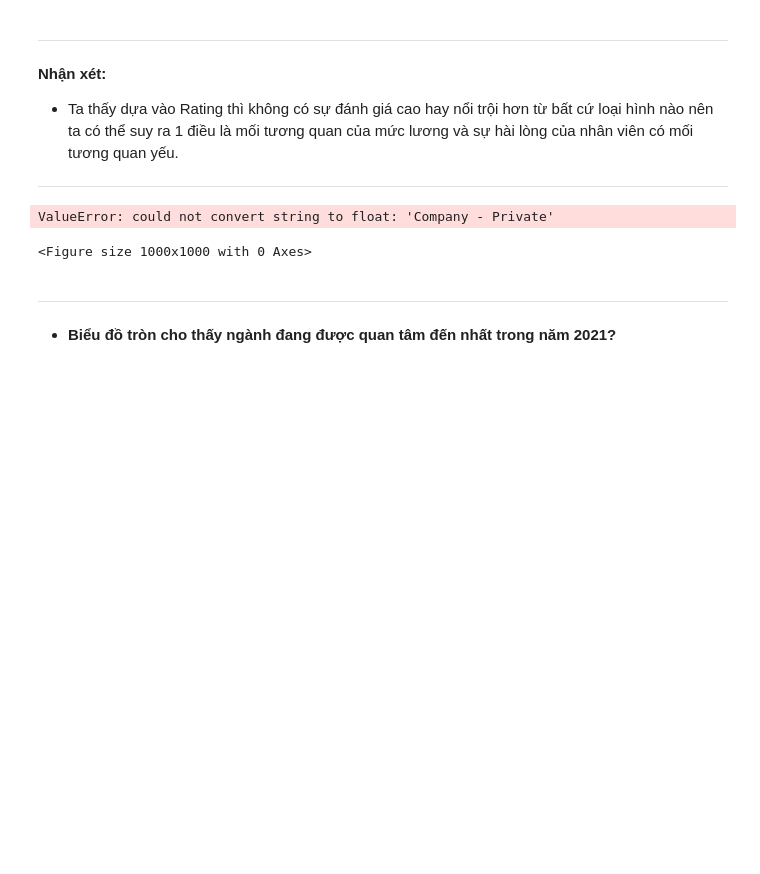
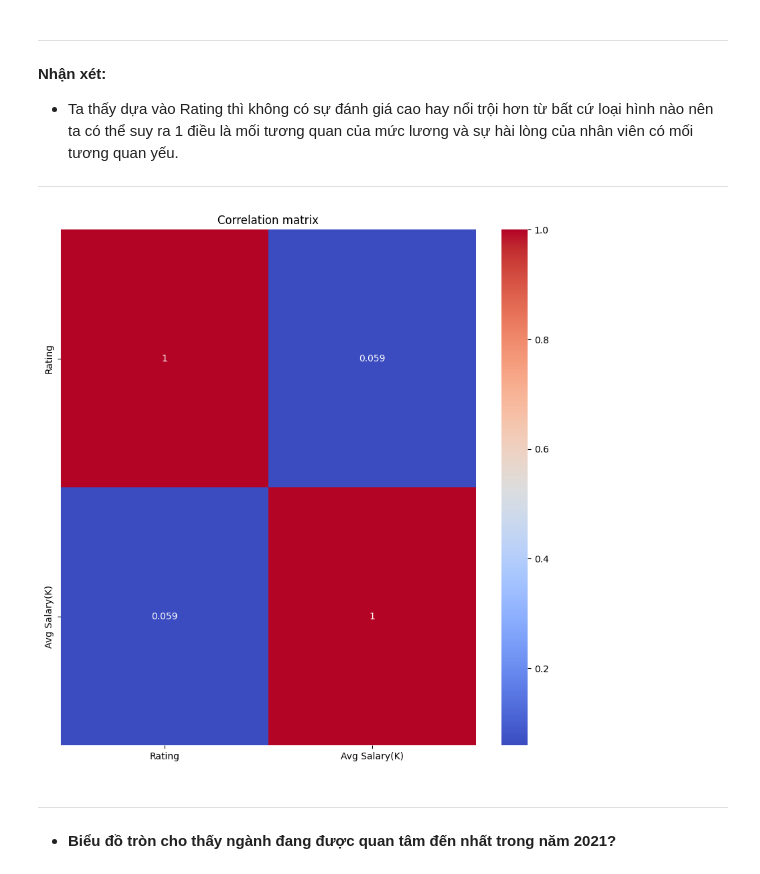
Before and after one commit to BeSo2003/Data-Visualization, a Jupyter notebook: Lab01/Eda.ipynb, the cells around one changed output. Cells and saved outputs as stored; diff of their text form; code cells hidden in the pictures; blank space fills up the shorter version.

```diff
--- a/Lab01/Eda.ipynb
+++ b/Lab01/Eda.ipynb
@@ -764,15 +764,14 @@ avg_satisfaction_by_ownership_df
 
 ***
 # %%
-corr_analysis_df = cleaned_df[['Type of ownership', 'Rating','Avg Salary(K)']].copy(deep=True)
+corr_analysis_df = cleaned_df[['Rating','Avg Salary(K)']].copy(deep=True)
 # vẽ biểu đồ correlation
 plt.figure(figsize=(10, 10))
 sns.heatmap(corr_analysis_df.corr(), annot=True, cmap='coolwarm', cbar=True)
 plt.title('Correlation matrix')
 plt.show()
 # %% [output]
-ValueError: could not convert string to float: 'Company - Private'
-<Figure size 1000x1000 with 0 Axes>
+[figure, added]
 # %% [markdown]
 ***
 
```
Also changed, not shown: parts of 2 cells of this notebook.
